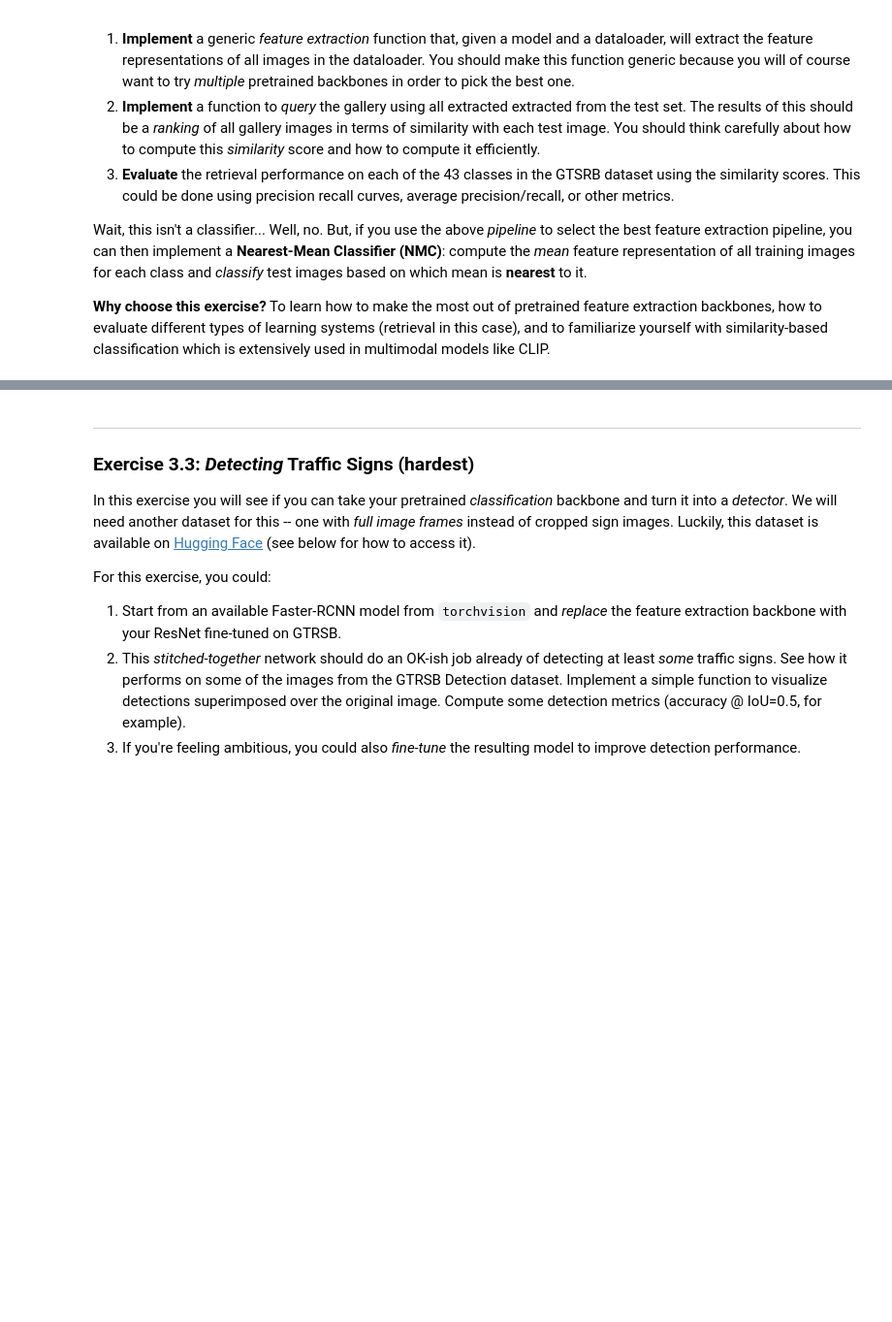
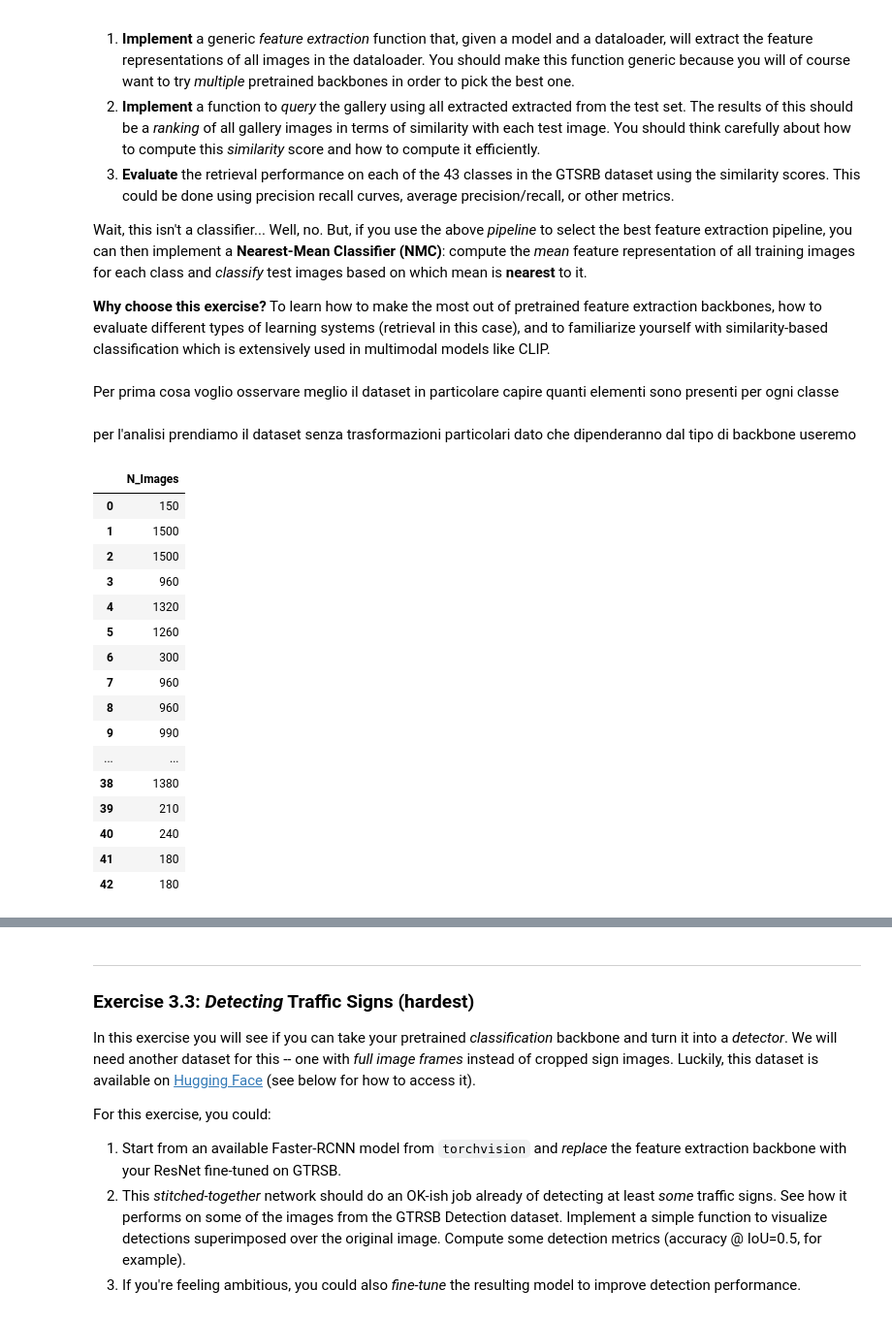
Before and after one commit to Pennelli02/DLA_Labs, a Jupyter notebook: Lab1/DLA-Lab1.ipynb, the cells around one changed output, grey strips where cells are left out. Shown at 97% size. Cells and saved outputs as stored; diff of their text form; code cells hidden in the pictures; blank space fills up the shorter version.

```diff
--- a/Lab1/DLA-Lab1.ipynb
+++ b/Lab1/DLA-Lab1.ipynb
@@ -1224,3 +1224,7 @@ How, you ask? In this exercise you should treat the training set as a *gallery*
 Wait, this isn't a classifier... Well, no. But, if you use the above *pipeline* to select the best feature extraction pipeline, you can then implement a **Nearest-Mean Classifier (NMC)**: compute the *mean* feature representation of all training images for each class and *classify* test images based on which mean is **nearest** to it.
 
 **Why choose this exercise?** To learn how to make the most out of pretrained feature extraction backbones, how to evaluate different types of learning systems (retrieval in this case), and to familiarize yourself with similarity-based classification which is extensively used in multimodal models like CLIP.
+# %% [markdown]
+Per prima cosa voglio osservare meglio il dataset in particolare capire quanti elementi sono presenti per ogni classe
+# %% [markdown]
+per l'analisi prendiamo il dataset senza trasformazioni particolari dato che dipenderanno dal tipo di backbone useremo
@@ -1226,0 +1244,20 @@ Wait, this isn't a classifier... Well, no. But, if you use the above *pipeline*
+# %%
+df
+# %% [output]
+|  | N_Images |
+| 0 | 150 |
+| 1 | 1500 |
+| 2 | 1500 |
+| 3 | 960 |
+| 4 | 1320 |
+| 5 | 1260 |
+| 6 | 300 |
+| 7 | 960 |
+| 8 | 960 |
+| 9 | 990 |
+| ... | ... |
+| 38 | 1380 |
+| 39 | 210 |
+| 40 | 240 |
+| 41 | 180 |
+| 42 | 180 |
```
Also changed, not shown: parts of 3 cells of this notebook.
